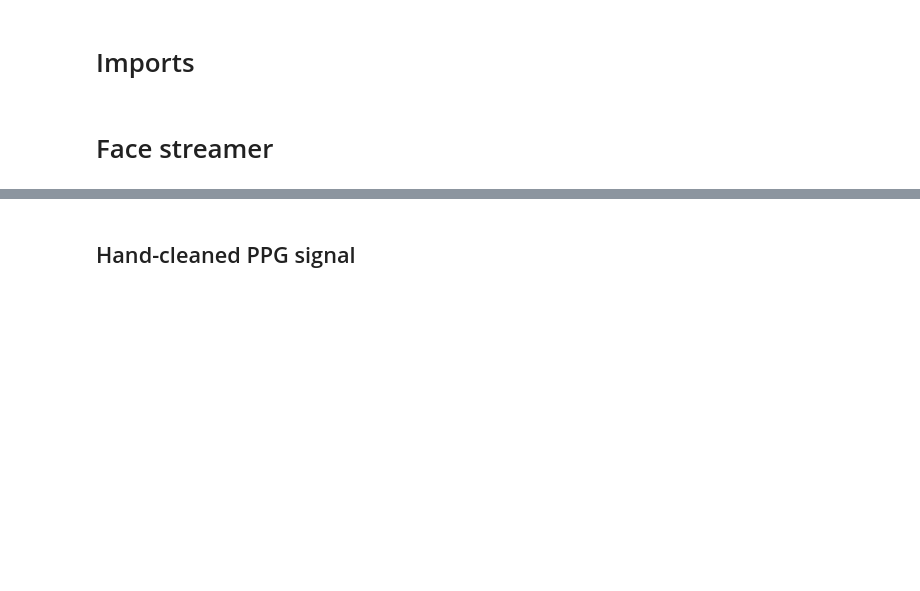
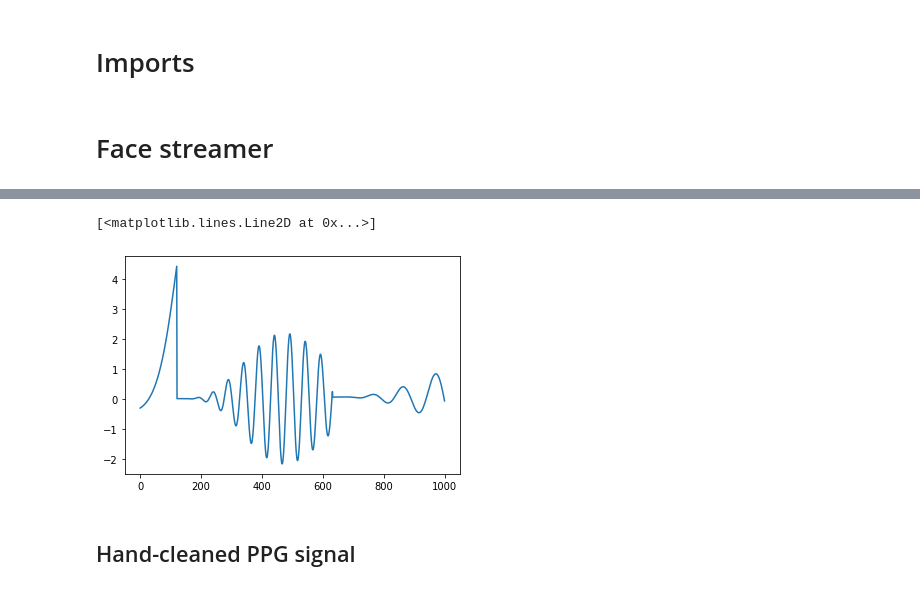
Before and after one commit to BrandonThaiTran/zoom_physio, a Jupyter notebook: nbs/face_streamer.ipynb, the cells around one changed output, grey strips where cells are left out. Cells and saved outputs as stored; diff of their text form; code cells hidden in the pictures; blank space fills up the shorter version.

Commit message:
test full video

```diff
--- a/nbs/face_streamer.ipynb
+++ b/nbs/face_streamer.ipynb
@@ -676,8 +671,8 @@ class face_streamer:
 # %%
 predictor_path = "../models/shape_predictor_68_face_landmarks.dat"
-# filename = '/media/brandon/Seagate HDD/datasets/vicarPPG/Videos/01-base.mp4' # full vid
+filename = '/media/brandon/Seagate HDD/datasets/vicarPPG/Videos/01-base.mp4' # full vid
 # filename = '/home/brandon/Downloads/test.mp4' # shorter vid
-filename = None
+# filename = None
 fs = face_streamer(predictor_path, filename = filename)
 # If display_aam is true, this is all you will see
 fs.set_display(display_face_bb = False, display_landmarks = True, display_overlay = False, display_aam = True,
@@ -735,3 +760,8 @@ plt.plot(self.time_vector, self.rppg_zmean)
+# %%
+plt.plot(fs.rppg_zmean[5500:6500])
+# %% [output]
+[<matplotlib.lines.Line2D at 0x...>]
+[figure, added]
 # %% [markdown]
 ## Hand-cleaned PPG signal
 # %%
```
Also changed, not shown: parts of 19 cells of this notebook.
